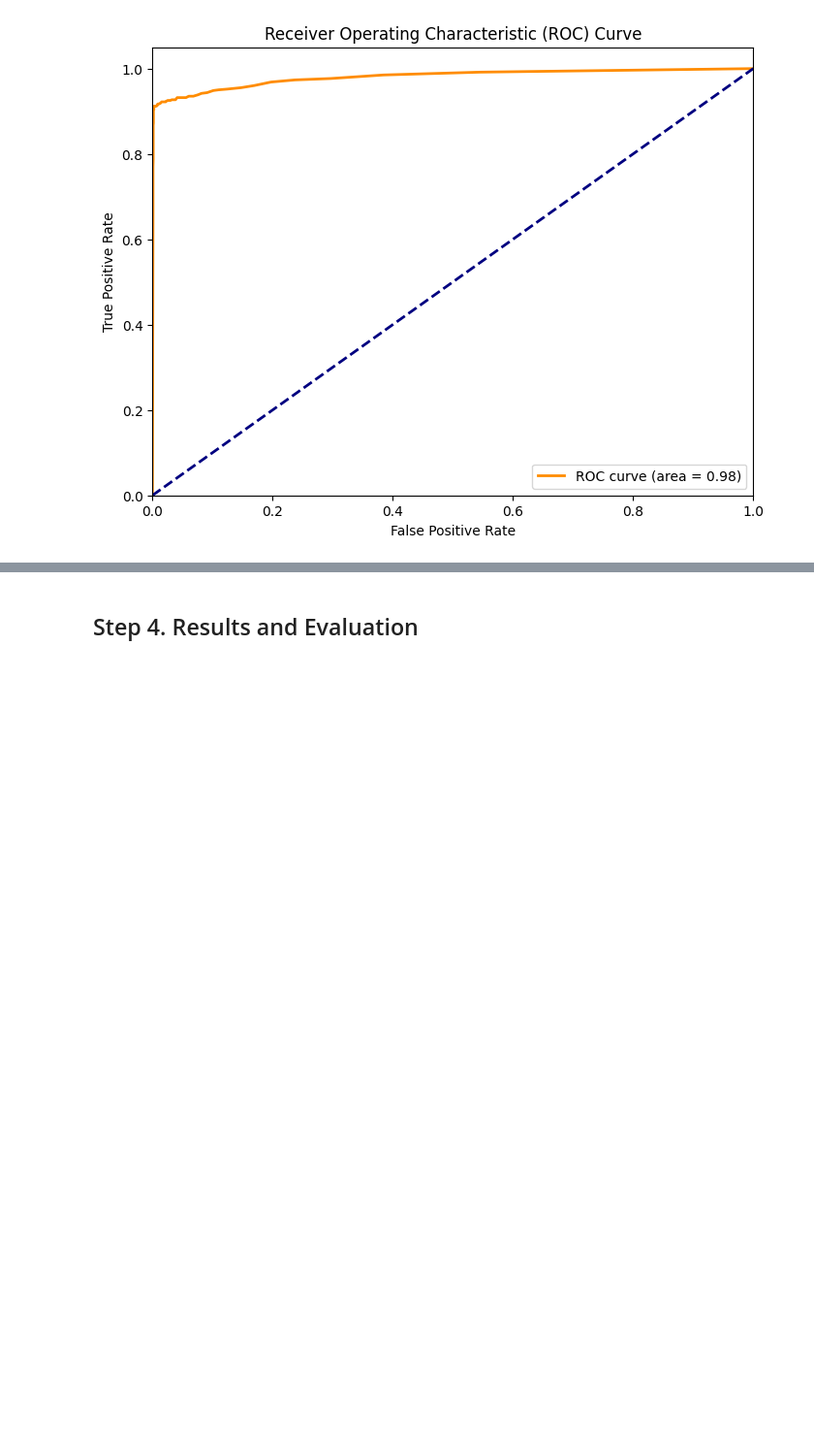
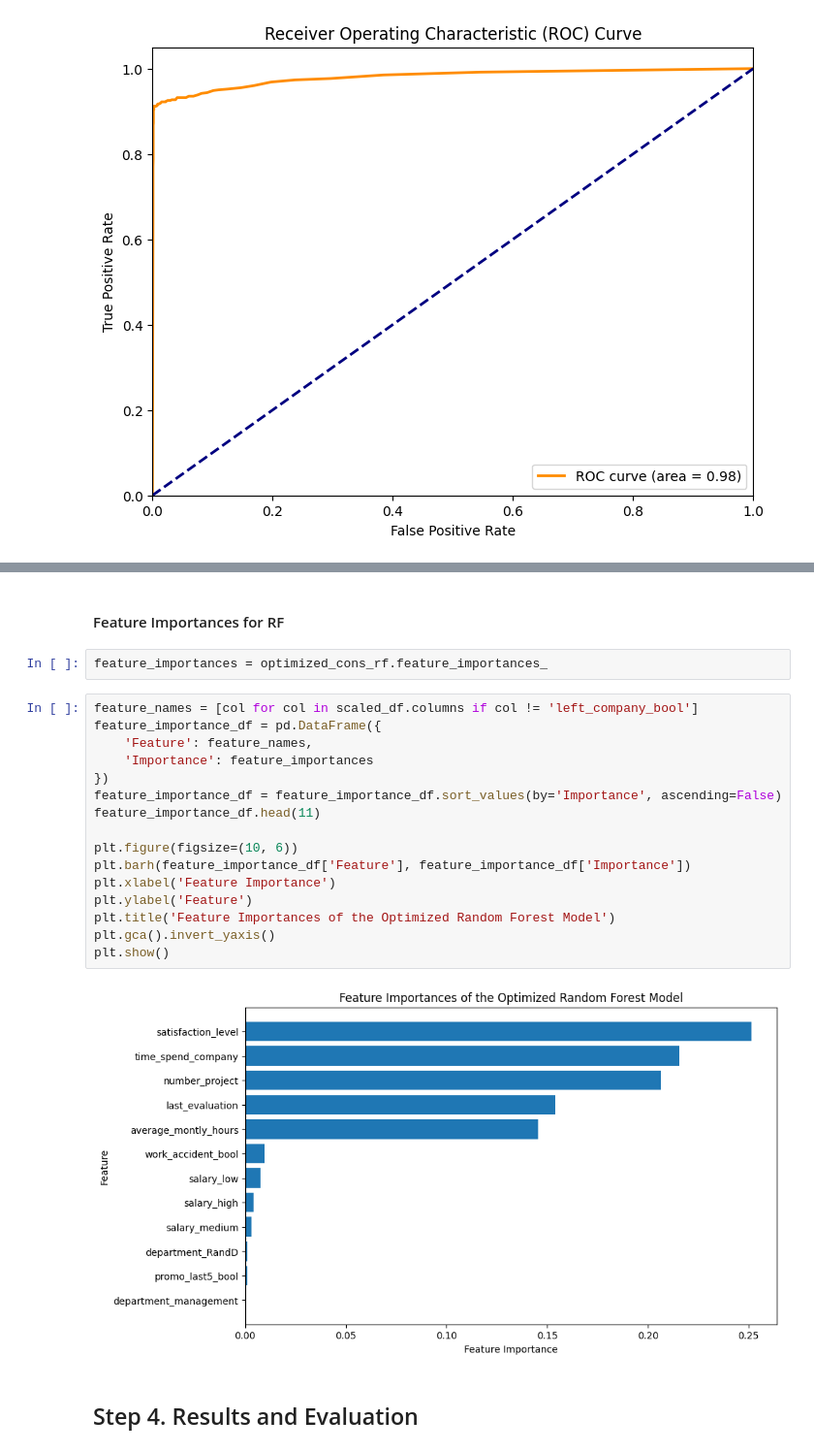
Before and after one commit to DoguKody/Predicting_Employee_Retention_Salifort_Motors, a Jupyter notebook: notebooks/Activity__Course_7_Salifort_Motors_project_lab.ipynb, the cells around one changed output, grey strips where cells are left out. Shown at 97% size. Cells and saved outputs as stored; diff of their text form; blank space fills up the shorter version.

```diff
--- a/notebooks/Activity__Course_7_Salifort_Motors_project_lab.ipynb
+++ b/notebooks/Activity__Course_7_Salifort_Motors_project_lab.ipynb
@@ -1550,3 +1512,25 @@ print(top_10_models)
+# %% [markdown]
+#### Feature Importances for RF
+# %%
+feature_importances = optimized_cons_rf.feature_importances_
+# %%
+feature_names = [col for col in scaled_df.columns if col != 'left_company_bool']
+feature_importance_df = pd.DataFrame({
+    'Feature': feature_names,
+    'Importance': feature_importances
+})
+feature_importance_df = feature_importance_df.sort_values(by='Importance', ascending=False)
+feature_importance_df.head(11)
+
+plt.figure(figsize=(10, 6))
+plt.barh(feature_importance_df['Feature'], feature_importance_df['Importance'])
+plt.xlabel('Feature Importance')
+plt.ylabel('Feature')
+plt.title('Feature Importances of the Optimized Random Forest Model')
+plt.gca().invert_yaxis()
+plt.show()
+# %% [output]
+[figure, added]
 # %% [markdown]
 ## Step 4. Results and Evaluation
 # %% [markdown]
```
Also changed, not shown: parts of 14 cells of this notebook.
